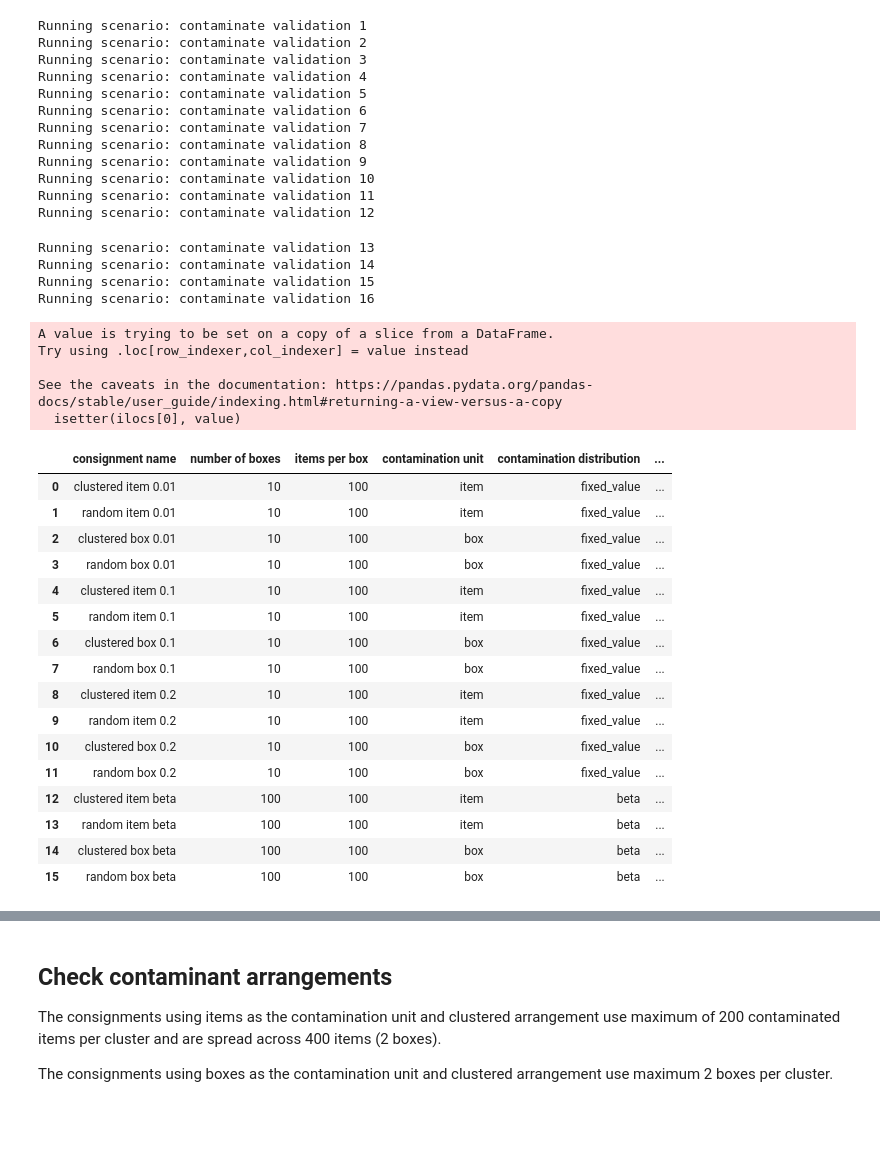
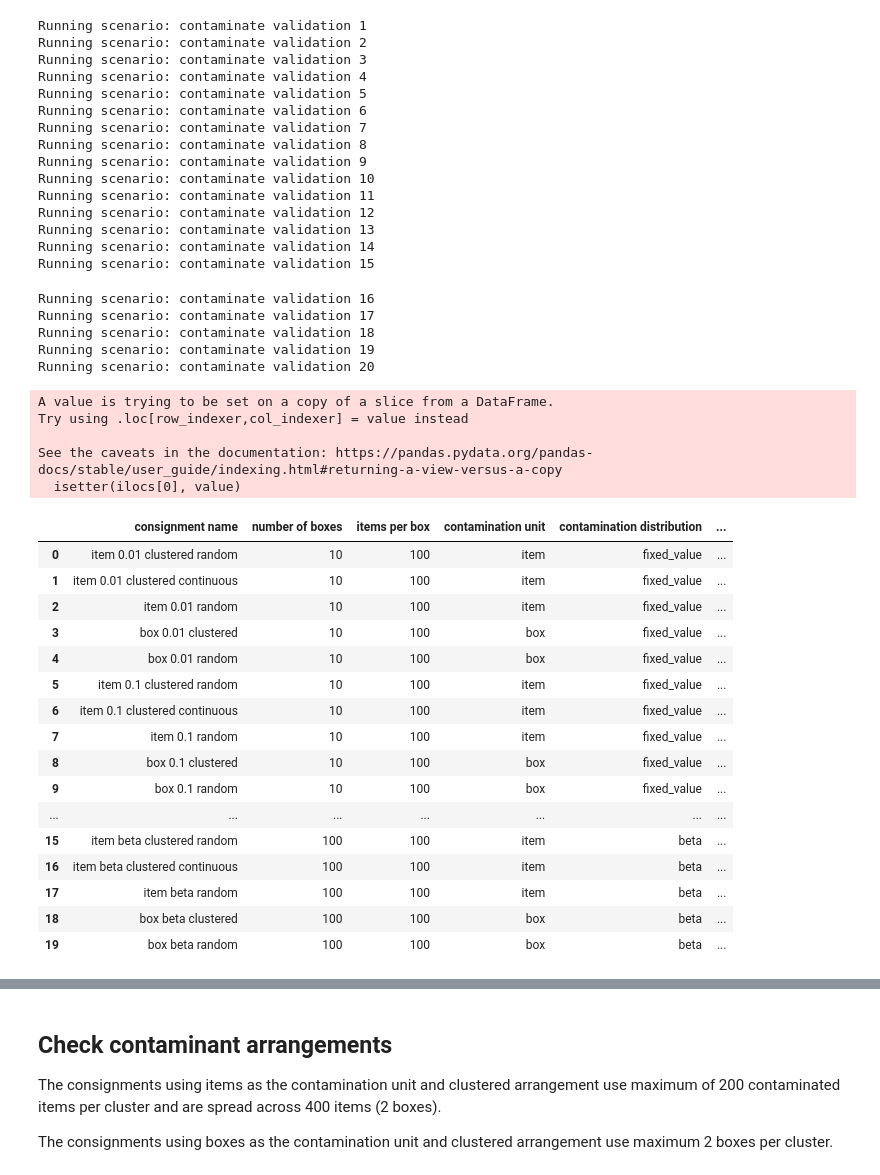
Before and after one commit to ncsu-landscape-dynamics/popsborder, a Jupyter notebook: validation_plots.ipynb, the cells around one changed output, grey strips where cells are left out. Cells and saved outputs as stored; diff of their text form; code cells hidden in the pictures; blank space fills up the shorter version.

```diff
--- a/validation_plots.ipynb
+++ b/validation_plots.ipynb
@@ -41,7 +45,7 @@ Check contamination rates using combinations of::
 num_consignments_1 = 3
 contaminate_validation_1 = run_scenarios(
     config=basic_config,
-    scenario_table=contaminate_validation_scenarios[0:12],
+    scenario_table=contaminate_validation_scenarios[0:15],
     seed=42,
     num_simulations=1,
     num_consignments=num_consignments_1,
@@ -60,22 +64,26 @@ Running scenario: contaminate validation 9
 Running scenario: contaminate validation 10
 Running scenario: contaminate validation 11
 Running scenario: contaminate validation 12
+Running scenario: contaminate validation 13
+Running scenario: contaminate validation 14
+Running scenario: contaminate validation 15
 # %%
 # Run contamination validation test 2
 num_consignments_2 = 1000
 contaminate_validation_2 = run_scenarios(
     config=basic_config,
-    scenario_table=contaminate_validation_scenarios[12:16],
+    scenario_table=contaminate_validation_scenarios[15:21],
     seed=42,
     num_simulations=20,
     num_consignments=num_consignments_2,
     detailed=False,
 )
 # %% [output]
-Running scenario: contaminate validation 13
-Running scenario: contaminate validation 14
-Running scenario: contaminate validation 15
 Running scenario: contaminate validation 16
+Running scenario: contaminate validation 17
+Running scenario: contaminate validation 18
+Running scenario: contaminate validation 19
+Running scenario: contaminate validation 20
 # %%
 # Separate item and inspection details from simulation totals and scenario config.
 contaminate_validation_details_1 = [i[0] for i in contaminate_validation_1]
@@ -95,8 +103,8 @@ contaminate_validation_df_1 = save_scenario_result_to_pandas(
         "contamination/contamination_rate/parameters",
         "contamination/arrangement",
         "contamination/clustered/distribution",
-        "contamination/clustered/max_contaminated_units_per_cluster",
-        "contamination/clustered/random/max_cluster_item_width",
+        "contamination/clustered/contaminated_units_per_cluster",
+        "contamination/clustered/random/cluster_item_width",
     ],
     result_columns=[
         "true_contamination_rate",
@@ -117,8 +125,8 @@ contaminate_validation_df_2 = save_scenario_result_to_pandas(
         "contamination/contamination_rate/parameters",
         "contamination/arrangement",
         "contamination/clustered/distribution",
-        "contamination/clustered/max_contaminated_units_per_cluster",
-        "contamination/clustered/random/max_cluster_item_width",
+        "contamination/clustered/contaminated_units_per_cluster",
+        "contamination/clustered/random/cluster_item_width",
     ],
     result_columns=[
         "true_contamination_rate",
@@ -130,36 +138,36 @@ contaminate_validation_df = contaminate_validation_df_1.append(contaminate_valid
 contaminate_validation_df.index = range(len(contaminate_validation_df))
 # %%
 # Format dataframe
-column_names = ["consignment name", "number of boxes", "items per box", "contamination unit", "contamination distribution", "contamination value", "contaminant arrangement", "actual contamination rate (mean)"]
+column_names = ["consignment name", "number of boxes", "items per box", "contamination unit", "contamination distribution", "contamination value", "contaminant arrangement", "simulated contamination rate (mean)"]
 contaminate_validation_df_pretty = contaminate_validation_df.iloc[:,[0,1,3,4,5,6,8,12]]
 contaminate_validation_df_pretty.iloc[:,5] = contaminate_validation_df_pretty.iloc[:,5].astype(str)
 
-beta_parameters = contaminate_validation_df.iloc[12:16,7]
-contaminate_validation_df_pretty.iloc[12:16,5] = beta_parameters
+beta_parameters = contaminate_validation_df.iloc[15:21,7]
+contaminate_validation_df_pretty.iloc[15:21,5] = beta_parameters
 contaminate_validation_df_pretty.columns = column_names
 contaminate_validation_df_pretty.iloc[:,7] = contaminate_validation_df_pretty.iloc[:,7].round(decimals=4)
 contaminate_validation_df_pretty
 # %% [output]
 A value is trying to be set on a copy of a slice from a DataFrame.
 Try using .loc[row_indexer,col_indexer] = value instead
 
 See the caveats in the documentation: https://pandas.pydata.org/pandas-docs/stable/user_guide/indexing.html#returning-a-view-versus-a-copy
   isetter(ilocs[0], value)
 |  | consignment name | number of boxes | items per box | contamination unit | contamination distribution | ... |
-| 0 | clustered item 0.01 | 10 | 100 | item | fixed_value | ... |
-| 1 | random item 0.01 | 10 | 100 | item | fixed_value | ... |
-| 2 | clustered box 0.01 | 10 | 100 | box | fixed_value | ... |
-| 3 | random box 0.01 | 10 | 100 | box | fixed_value | ... |
-| 4 | clustered item 0.1 | 10 | 100 | item | fixed_value | ... |
-| 5 | random item 0.1 | 10 | 100 | item | fixed_value | ... |
-| 6 | clustered box 0.1 | 10 | 100 | box | fixed_value | ... |
-| 7 | random box 0.1 | 10 | 100 | box | fixed_value | ... |
-| 8 | clustered item 0.2 | 10 | 100 | item | fixed_value | ... |
-| 9 | random item 0.2 | 10 | 100 | item | fixed_value | ... |
-| 10 | clustered box 0.2 | 10 | 100 | box | fixed_value | ... |
-| 11 | random box 0.2 | 10 | 100 | box | fixed_value | ... |
-| 12 | clustered item beta | 100 | 100 | item | beta | ... |
-| 13 | random item beta | 100 | 100 | item | beta | ... |
-| 14 | clustered box beta | 100 | 100 | box | beta | ... |
-| 15 | random box beta | 100 | 100 | box | beta | ... |
+| 0 | item 0.01 clustered random | 10 | 100 | item | fixed_value | ... |
+| 1 | item 0.01 clustered continuous | 10 | 100 | item | fixed_value | ... |
+| 2 | item 0.01 random | 10 | 100 | item | fixed_value | ... |
+| 3 | box 0.01 clustered | 10 | 100 | box | fixed_value | ... |
+| 4 | box 0.01 random | 10 | 100 | box | fixed_value | ... |
+| 5 | item 0.1 clustered random | 10 | 100 | item | fixed_value | ... |
+| 6 | item 0.1 clustered continuous | 10 | 100 | item | fixed_value | ... |
+| 7 | item 0.1 random | 10 | 100 | item | fixed_value | ... |
+| 8 | box 0.1 clustered | 10 | 100 | box | fixed_value | ... |
+| 9 | box 0.1 random | 10 | 100 | box | fixed_value | ... |
+| ... | ... | ... | ... | ... | ... | ... |
+| 15 | item beta clustered random | 100 | 100 | item | beta | ... |
+| 16 | item beta clustered continuous | 100 | 100 | item | beta | ... |
+| 17 | item beta random | 100 | 100 | item | beta | ... |
+| 18 | box beta clustered | 100 | 100 | box | beta | ... |
+| 19 | box beta random | 100 | 100 | box | beta | ... |
 # %%
```
Also changed, not shown: parts of 17 cells of this notebook, 20 other files.
